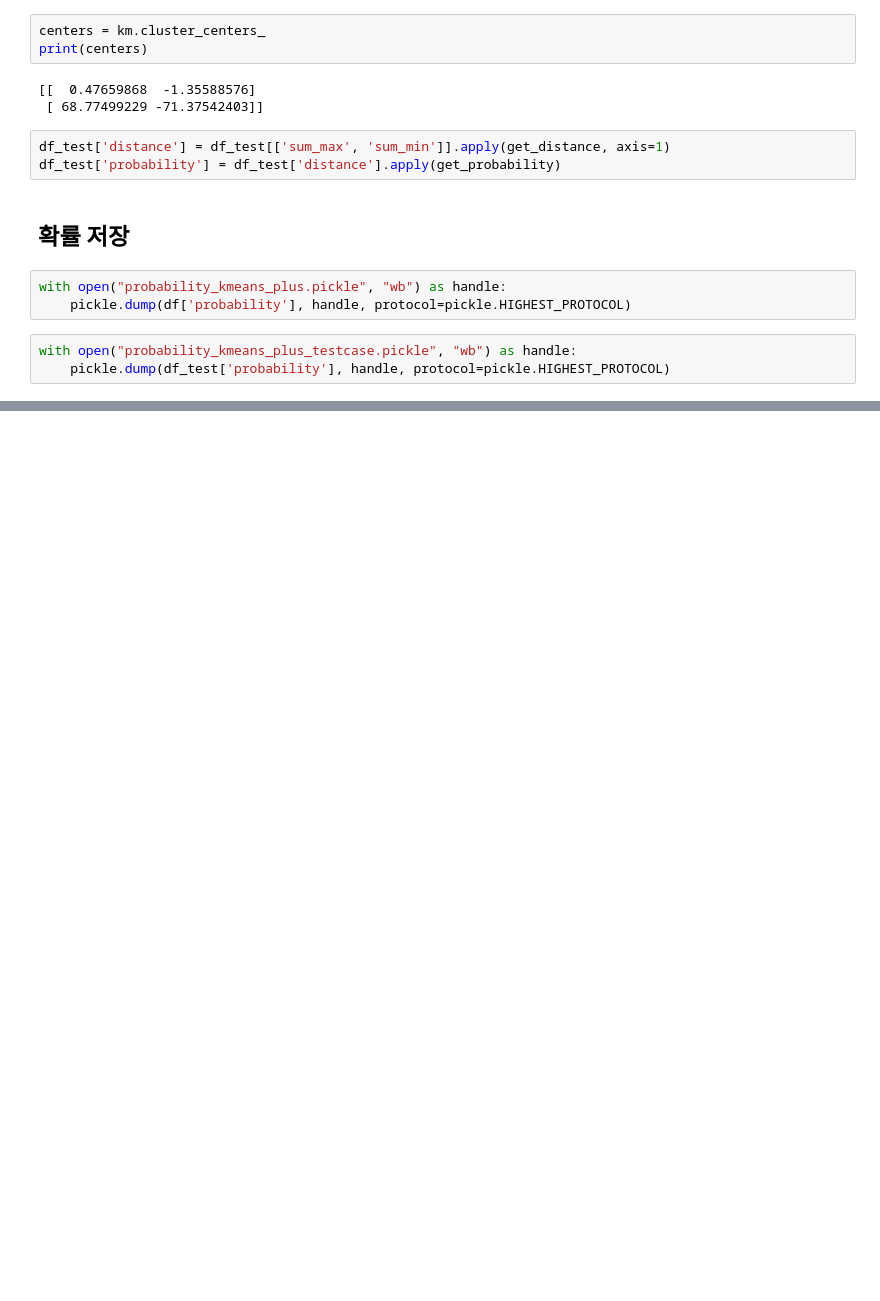
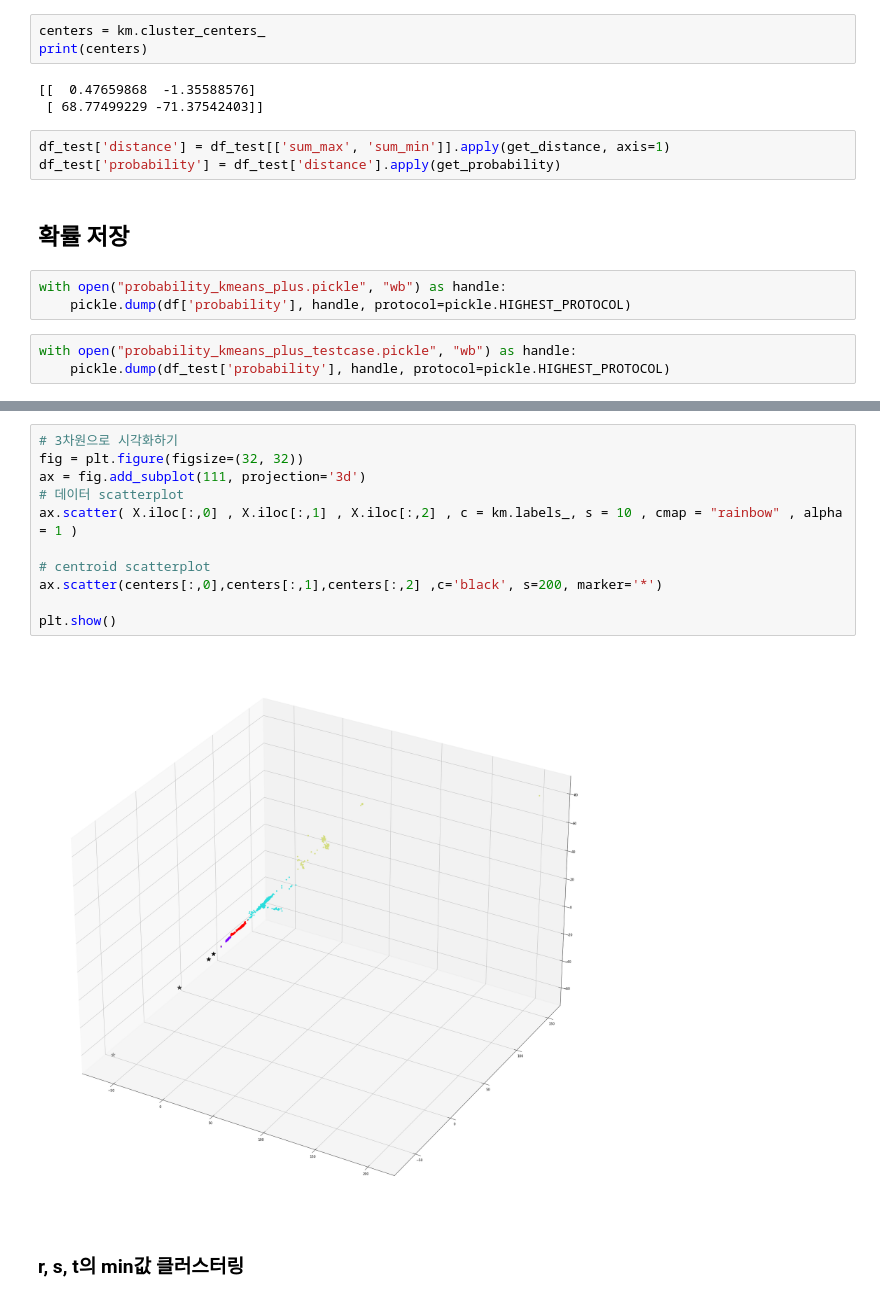
Before and after one commit to ttogle918/anomaly_detection_IOT_sensor, a Jupyter notebook: 04_soft_clustering.ipynb, the cells around one changed output, grey strips where cells are left out. Cells and saved outputs as stored; diff of their text form; blank space fills up the shorter version.

```diff
--- a/04_soft_clustering.ipynb
+++ b/04_soft_clustering.ipynb
@@ -224,0 +308,15 @@ with open("probability_kmeans_plus_testcase.pickle", "wb") as handle:
+# %%
+# 3차원으로 시각화하기
+fig = plt.figure(figsize=(32, 32))
+ax = fig.add_subplot(111, projection='3d')
+# 데이터 scatterplot
+ax.scatter( X.iloc[:,0] , X.iloc[:,1] , X.iloc[:,2] , c = km.labels_, s = 10 , cmap = "rainbow" , alpha = 1 )
+
+# centroid scatterplot
+ax.scatter(centers[:,0],centers[:,1],centers[:,2] ,c='black', s=200, marker='*')
+
+plt.show()
+# %% [output]
+[figure, added]
+# %% [markdown]
+### r, s, t의 min값 클러스터링
```
Also changed, not shown: parts of 23 cells of this notebook, 4 other files.
